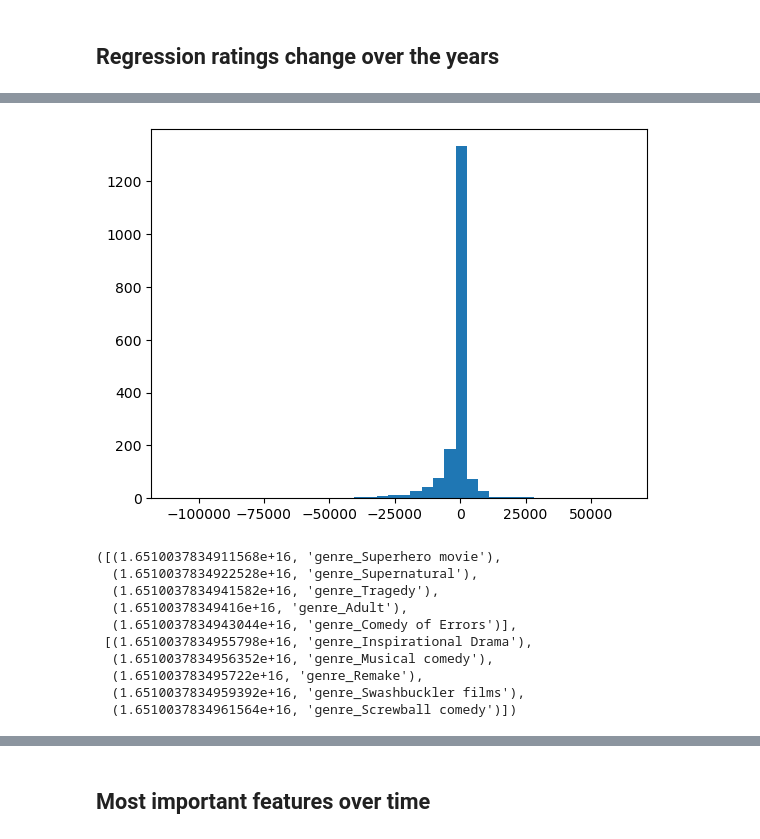
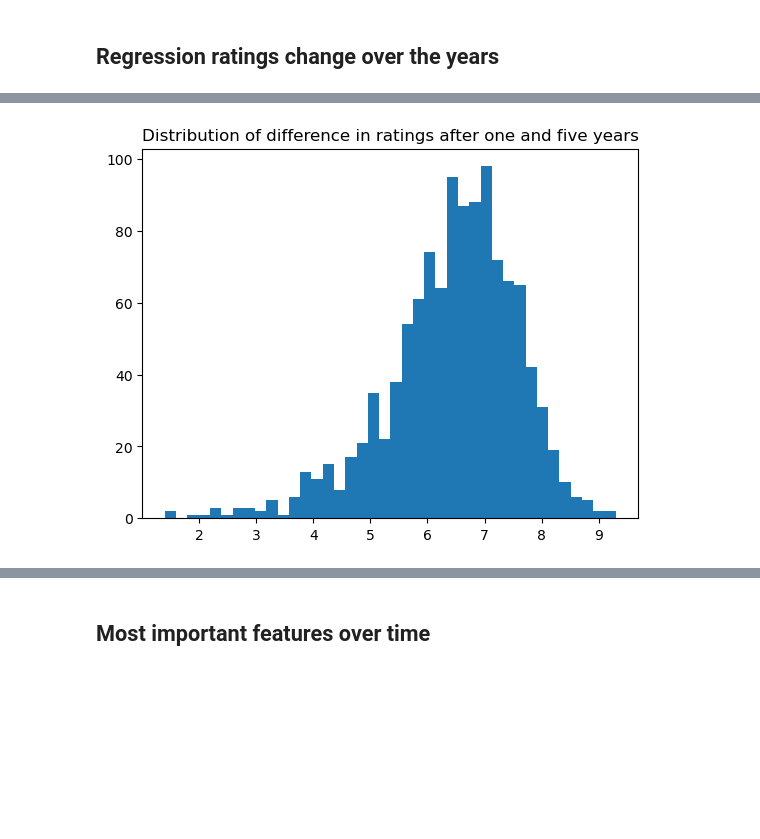
Before and after one commit to epfl-ada/ada-2023-project-msosm, a Jupyter notebook: main.ipynb, the cells around one changed output, grey strips where cells are left out. Drawn from its saved outputs; the diff is of its cells as text; code cells hidden in the pictures; blank space fills up the shorter version.

Commit message:
ratings difference

```diff
--- a/main.ipynb
+++ b/main.ipynb
@@ -448,0 +449,4 @@ Name: genres_x, Length: 1844, dtype: object
+# %%
+characters_meta = pd.read_csv('data/MovieSummaries/character.metadata.tsv', sep='\t', header=None,)
+characters_meta.columns = ['Wikipedia Movie ID', 'Freebase Movie ID', 'movie release date', 'Character Name', 'Actor DOB',  'Actor gender', 'Actor height', 'Actor ethnicity', 'Actor Name', 'Actor age at movie release', 'Freebase character map', 'boh', 'boh1']
+characters_meta.head(2)
@@ -449,3 +457,11 @@ Name: genres_x, Length: 1844, dtype: object
+# %%
+movie_stats = characters_meta.groupby("Freebase Movie ID").agg(
+    num_actors=pd.NamedAgg(column="Actor Name", aggfunc="nunique"),
+    avg_age=pd.NamedAgg(column="Actor age at movie release", aggfunc="mean"),
+    gender_percent=pd.NamedAgg(column="Actor gender", aggfunc=lambda x: (x == "F").sum() / len(x) * 100)
+).reset_index()
+
+ratings_metadata = ratings_metadata.merge(movie_stats, 'inner', left_on='Freebase movie ID', right_on='Freebase Movie ID')
 # %%
 def get_first_value_from_dictionary(row, value):
     l = list(json.loads(row[value]).values())
@@ -467,6 +483,11 @@ ratings_metadata['year'] = pd.DatetimeIndex(ratings_metadata['release date']).ye
 ratings_metadata["n_genre"] = ratings_metadata.apply(lambda row: count_dictionary(row, 'genres_x'), axis=1)
 ratings_metadata["n_language"] = ratings_metadata.apply(lambda row: count_dictionary(row, 'languages'), axis=1)
 ratings_metadata["n_country"] = ratings_metadata.apply(lambda row: count_dictionary(row, 'countries'), axis=1)
+
+ratings_metadata['titleType'] = ratings_metadata['titleType'].astype('category').cat.codes
+ratings_metadata['company'] = ratings_metadata['company'].astype('category').cat.codes
+ratings_metadata['star'] = ratings_metadata['star'].astype('category').cat.codes
+ratings_metadata['runtimeMinutes'] = pd.to_numeric(ratings_metadata.runtimeMinutes, errors='coerce')
 # %%
 ratings_metadata.columns
 # %% [output]
@@ -490,27 +505,10 @@ df_clean = ratings_metadata.drop(['Wikipedia movie ID', 'Freebase movie ID',
-# %%
-plt.hist(y, bins = 40)
-plt.show()
-# %% [output]
-[figure, removed]
-# %%
-X = pd.get_dummies(df_clean[['genre']])
-# Drop column B as it is now encoded
-X=(X-X.min())/(X.max() - X.min())
-X.fillna(0, inplace=True)
-
-reg = LinearRegression().fit(X, y)
-sorted(zip(reg.coef_,X.columns))[:5], sorted(zip(reg.coef_,X.columns))[-5:] # find which coefficient are more important
-# %% [output]
-([(1.6510037834911568e+16, 'genre_Superhero movie'),
-  (1.6510037834922528e+16, 'genre_Supernatural'),
-  (1.6510037834941582e+16, 'genre_Tragedy'),
-  (1.65100378349416e+16, 'genre_Adult'),
-  (1.6510037834943044e+16, 'genre_Comedy of Errors')],
- [(1.6510037834955798e+16, 'genre_Inspirational Drama'),
-  (1.6510037834956352e+16, 'genre_Musical comedy'),
-  (1.651003783495722e+16, 'genre_Remake'),
-  (1.6510037834959392e+16, 'genre_Swashbuckler films'),
-  (1.6510037834961564e+16, 'genre_Screwball comedy')])
-# %%
-ratings_metadata.difference = y
+# %%
+# variable we'll try to predict
+y =  ratings_metadata.after_five_year_rating#) #* (ratings_metadata.five_year_num_voters - ratings_metadata.one_year_num_voters) # TODO: adjust by the number of voters
+
+plt.hist(y, bins = 40)
+plt.title('Distribution of difference in ratings after one and five years')
+plt.show()
+# %% [output]
+[figure, added]
 # %%
```
Also changed, not shown: parts of 14 cells of this notebook.
